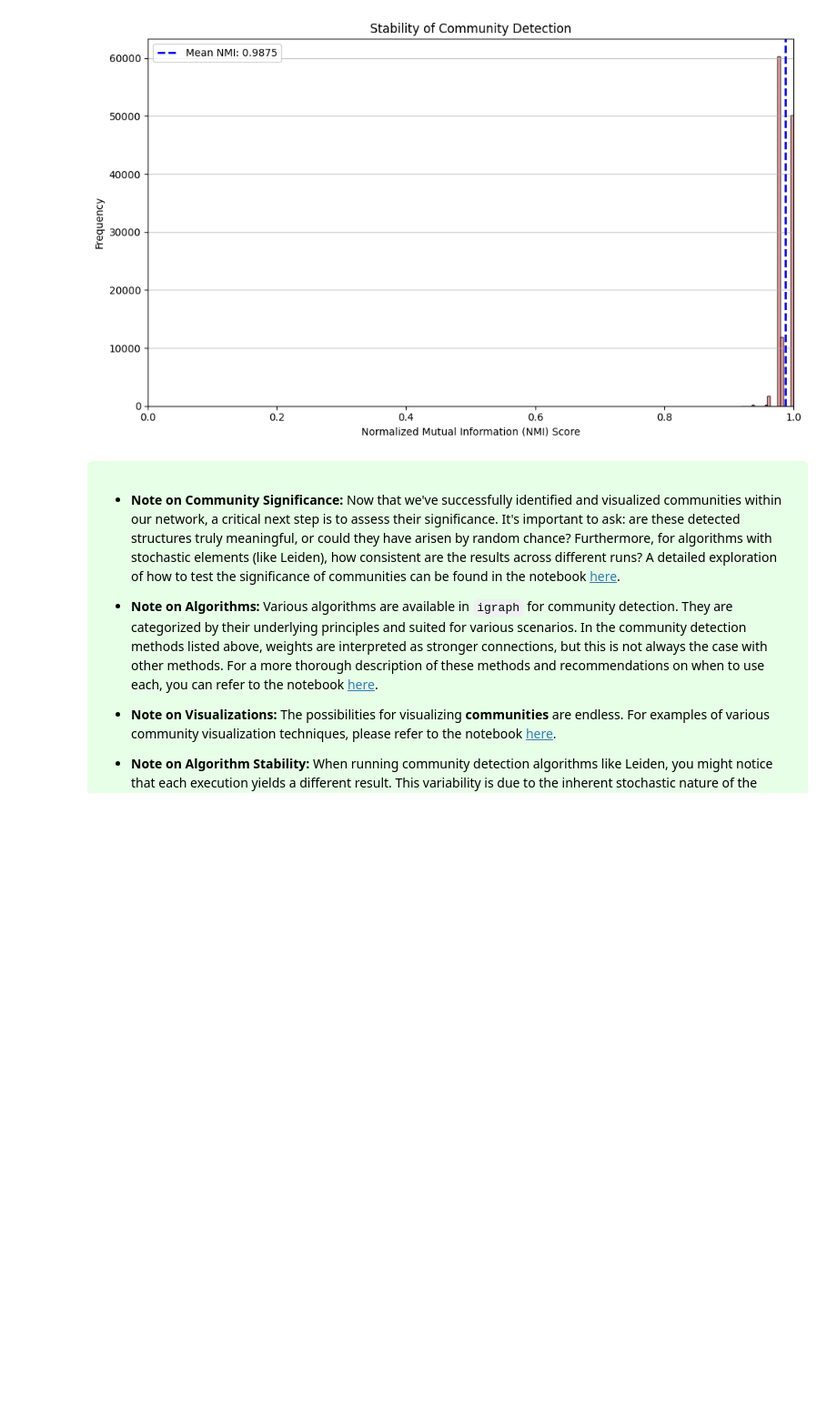
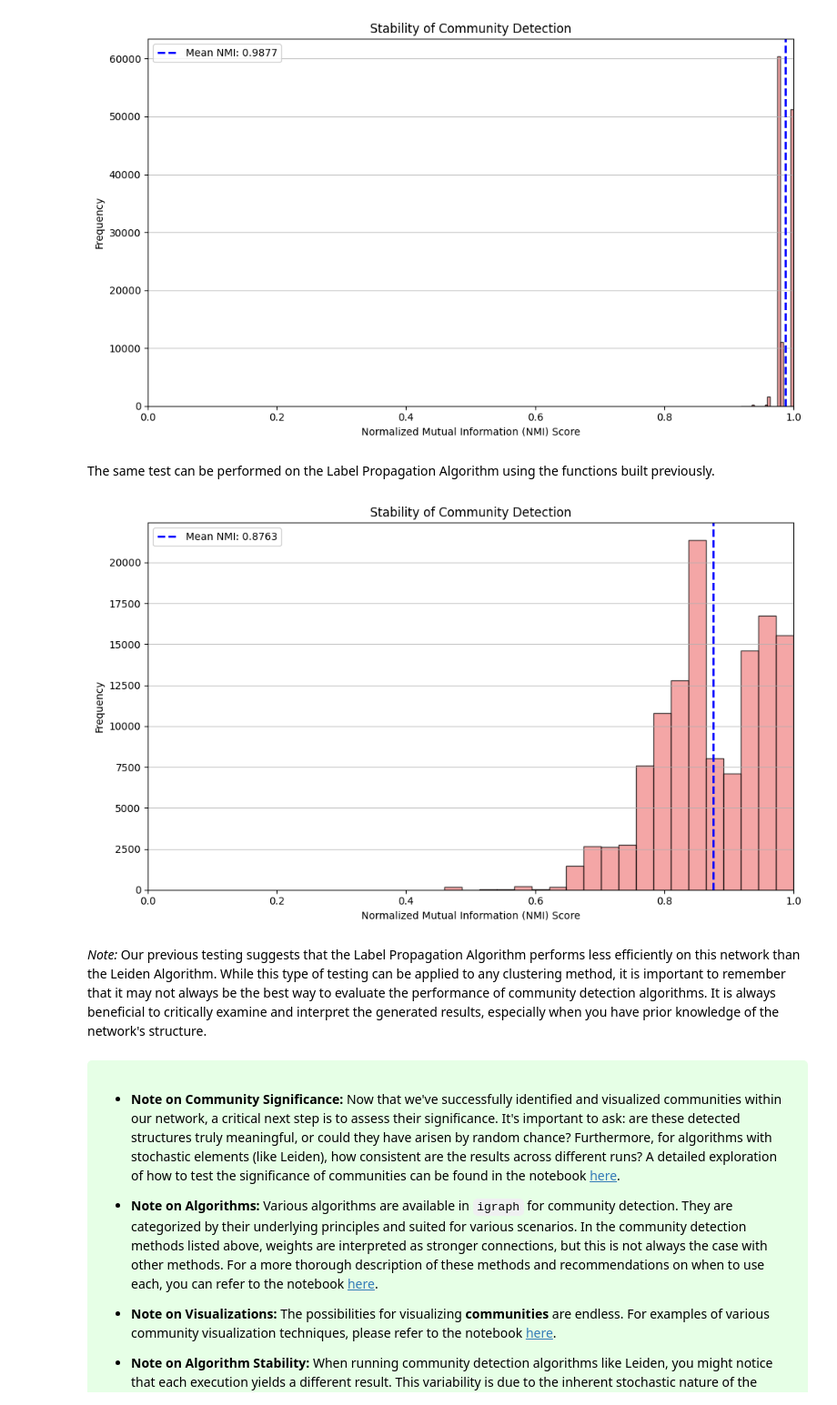
Before and after one commit to igraph/python-igraph, a Jupyter notebook: doc/source/community_detection_guide/notebooks/initial_workflow.ipynb, the cells around one changed output. Shown at 91% size. Drawn from its saved outputs; the diff is of its cells as text; code cells hidden in the pictures; blank space fills up the shorter version.

Commit message:
add: LPA test

```diff
--- a/doc/source/community_detection_guide/notebooks/initial_workflow.ipynb
+++ b/doc/source/community_detection_guide/notebooks/initial_workflow.ipynb
@@ -163,26 +159,41 @@ for p1, p2 in itertools.combinations(partitions, 2):
 # %% [markdown]
 * Plotting the results on a histogram:
 # %%
-plt = matplotlib.pyplot
-plt.figure(figsize=(10, 6))
-plt.hist(pairwise_nmi_values, bins=20, edgecolor='black', alpha=0.7, color='lightcoral')
-plt.xlabel('Normalized Mutual Information (NMI) Score')
-plt.ylabel('Frequency')
-plt.grid(axis='y', alpha=0.75)
+def plot_pairwise_nmi_values(pairwise_nmi_values):
+    plt = matplotlib.pyplot
+    plt.figure(figsize=(10, 6))
+    plt.hist(pairwise_nmi_values, bins=20, edgecolor='black', alpha=0.7, color='lightcoral')
+    plt.xlabel('Normalized Mutual Information (NMI) Score')
+    plt.ylabel('Frequency')
+    plt.grid(axis='y', alpha=0.75)
 
-# Set x-axis limits from 0 to 1
-plt.xlim(0, 1)
+    # Set x-axis limits from 0 to 1
+    plt.xlim(0, 1)
 
-# Add a line for the mean NMI
-mean_nmi = np.mean(pairwise_nmi_values)
-plt.axvline(mean_nmi, color='blue', linestyle='dashed', linewidth=2, label=f'Mean NMI: {mean_nmi:.4f}')
+    # Add a line for the mean NMI
+    mean_nmi = np.mean(pairwise_nmi_values)
+    plt.axvline(mean_nmi, color='blue', linestyle='dashed', linewidth=2, label=f'Mean NMI: {mean_nmi:.4f}')
 
-plt.title('Stability of Community Detection')
-plt.legend()
-plt.tight_layout()
-plt.show()
+    plt.title('Stability of Community Detection')
+    plt.legend()
+    plt.tight_layout()
+    plt.show()
+
+plot_pairwise_nmi_values(pairwise_nmi_values)
 # %% [output]
 [figure]
+# %% [markdown]
+The same test can be performed on the Label Propagation Algorithm using the functions built previously.
+# %%
+partitions = []
+for _ in range(500):
+    partitions.append(g.community_label_propagation(weights="weight"))
+pairwise_nmi_values = calculate_pairwise_nmi_values(partitions)
+plot_pairwise_nmi_values(pairwise_nmi_values)
+# %% [output]
+[figure, added]
+# %% [markdown]
+_Note:_ Our previous testing suggests that the Label Propagation Algorithm performs less efficiently on this network than the Leiden Algorithm. While this type of testing can be applied to any clustering method, it is important to remember that it may not always be the best way to evaluate the performance of community detection algorithms. It is always beneficial to critically examine and interpret the generated results, especially when you have prior knowledge of the network's structure.
 # %% [markdown]
 <div style="background-color: #e6ffe6; padding: 20px; border-radius: 5px;">
 
```
Also changed, not shown: parts of 3 cells of this notebook.
